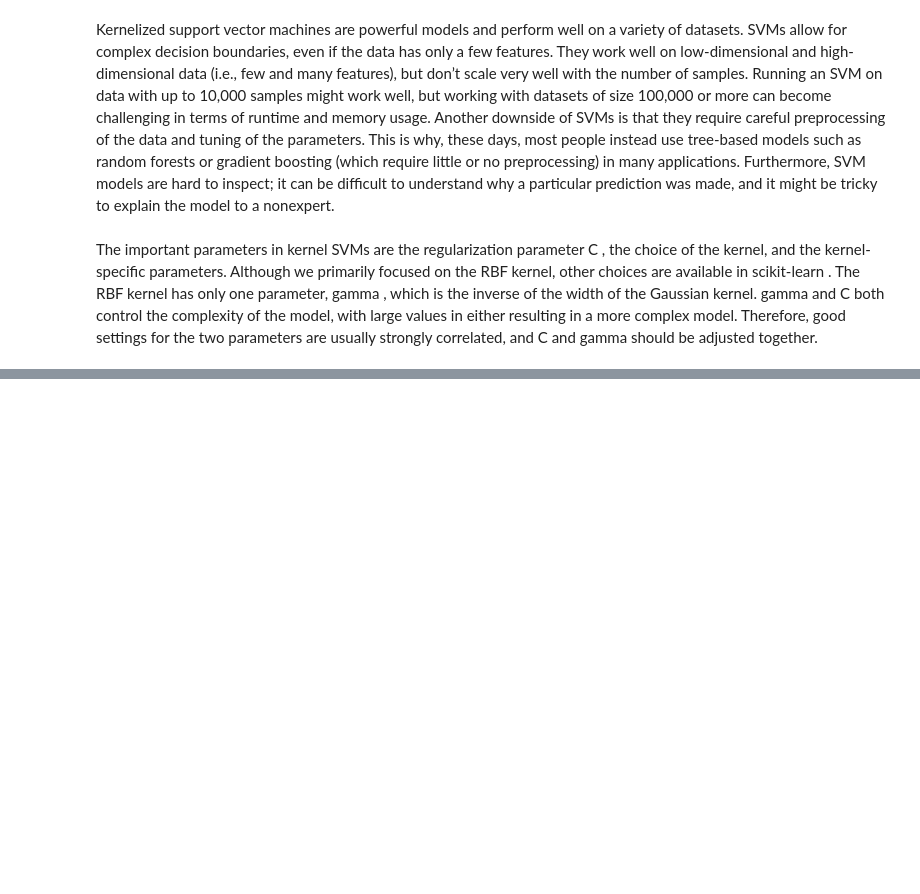
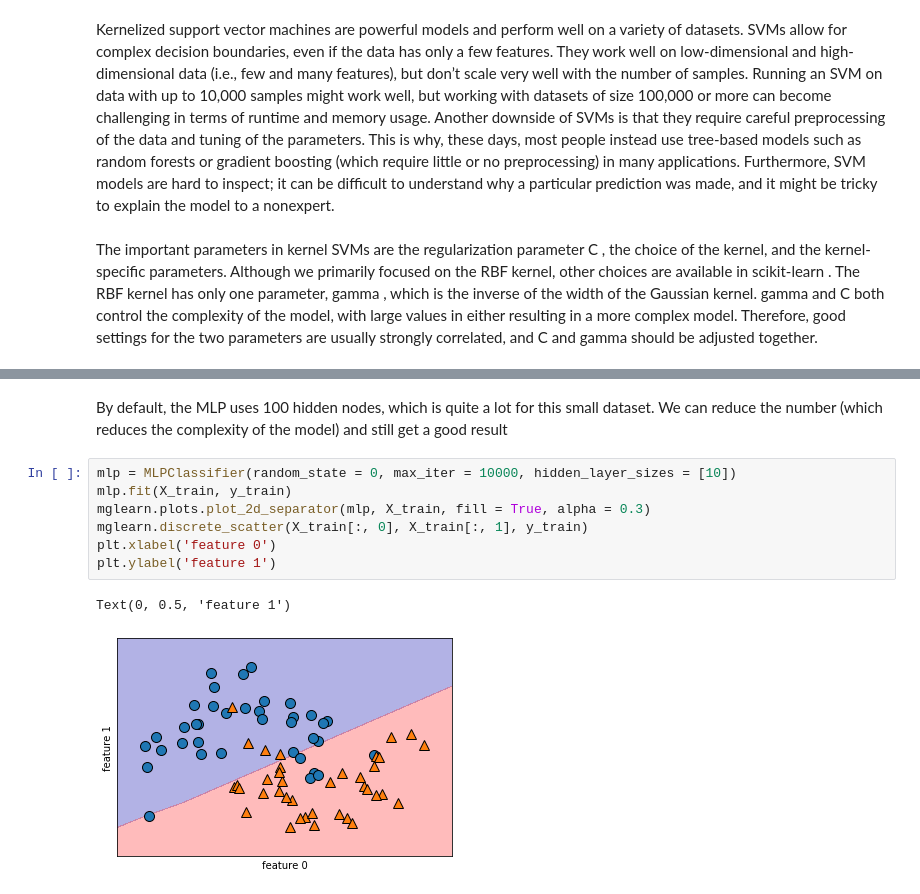
Before and after one commit to cmarsa/imlwp, a Jupyter notebook: 02_supervised_learning.ipynb, the cells around one changed output, grey strips where cells are left out. Drawn from its saved outputs; the diff is of its cells as text; blank space fills up the shorter version.

```diff
--- a/02_supervised_learning.ipynb
+++ b/02_supervised_learning.ipynb
@@ -1571,0 +1657,14 @@ together.
+# %% [markdown]
+By default, the MLP uses 100 hidden nodes, which is quite a lot for this small dataset.
+We can reduce the number (which reduces the complexity of the model) and still get
+a good result
+# %%
+mlp = MLPClassifier(random_state = 0, max_iter = 10000, hidden_layer_sizes = [10])
+mlp.fit(X_train, y_train)
+mglearn.plots.plot_2d_separator(mlp, X_train, fill = True, alpha = 0.3)
+mglearn.discrete_scatter(X_train[:, 0], X_train[:, 1], y_train)
+plt.xlabel('feature 0')
+plt.ylabel('feature 1')
+# %% [output]
+Text(0, 0.5, 'feature 1')
+[figure, added]
```
Also changed, not shown: parts of 63 cells of this notebook.
